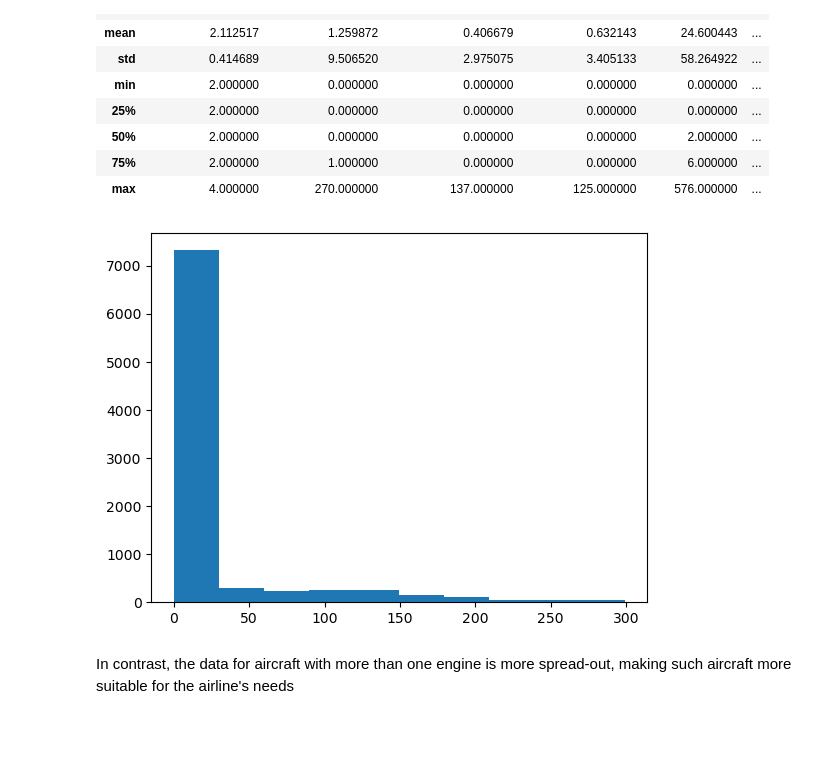
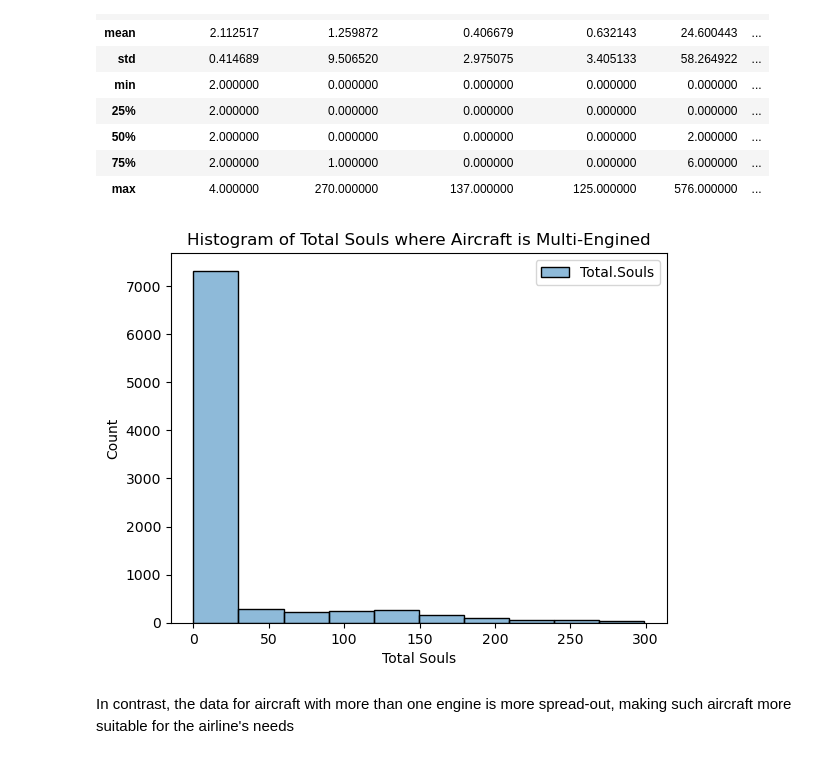
Before and after one commit to Luwate/dsc-phase-1-project, a Jupyter notebook: student.ipynb, the cells around one changed output. Drawn from its saved outputs; the diff is of its cells as text; code cells hidden in the pictures; blank space fills up the shorter version.

```diff
--- a/student.ipynb
+++ b/student.ipynb
@@ -469,9 +474,13 @@ df_cleaned[df_cleaned['Number.of.Engines']>1].describe()
 | max | 4.000000 | 270.000000 | 137.000000 | 125.000000 | 576.000000 | ... |
 # %%
 fig, ax = plt.subplots()
-ax.hist(pd.DataFrame(df_cleaned[(df_cleaned['Number.of.Engines']>1)& (df_temp['Total.Souls']<300)]['Total.Souls']), bins =10);
+sns.histplot(data = pd.DataFrame(df_cleaned[(df_cleaned['Number.of.Engines']>1)& (df_temp['Total.Souls']<300)]['Total.Souls']), bins =10, ax =ax)
+ax.set_title("Histogram of Total Souls where Aircraft is Multi-Engined")
+ax.set_xlabel("Total Souls")
+ax.set_ylabel("Count");
+plt.savefig("./images/histogram_multi_engined.png")
 # %% [output]
-[figure, old version]
+[figure, new version]
 # %% [markdown]
 In contrast, the data for aircraft with more than one engine is more spread-out, making such aircraft more suitable for the airline's needs
 # %% [markdown]
```
Also changed, not shown: parts of 3 cells of this notebook, 3 other files.
